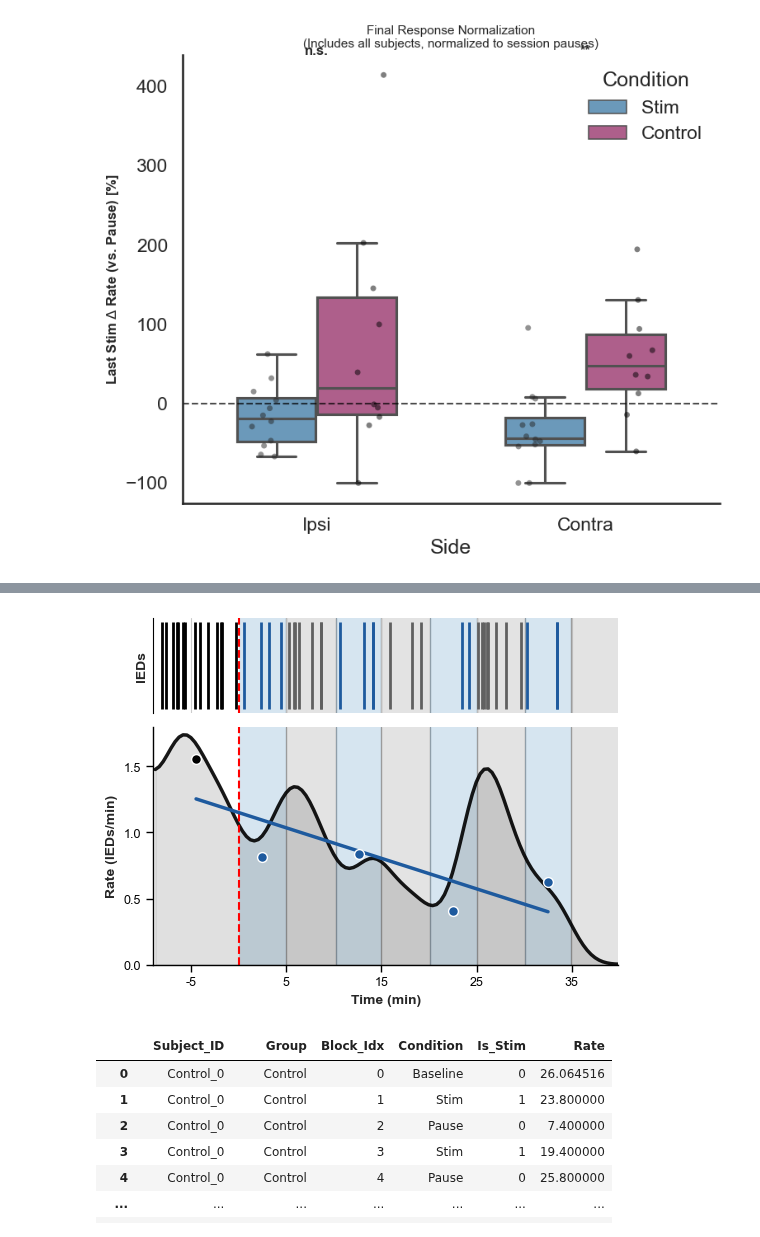
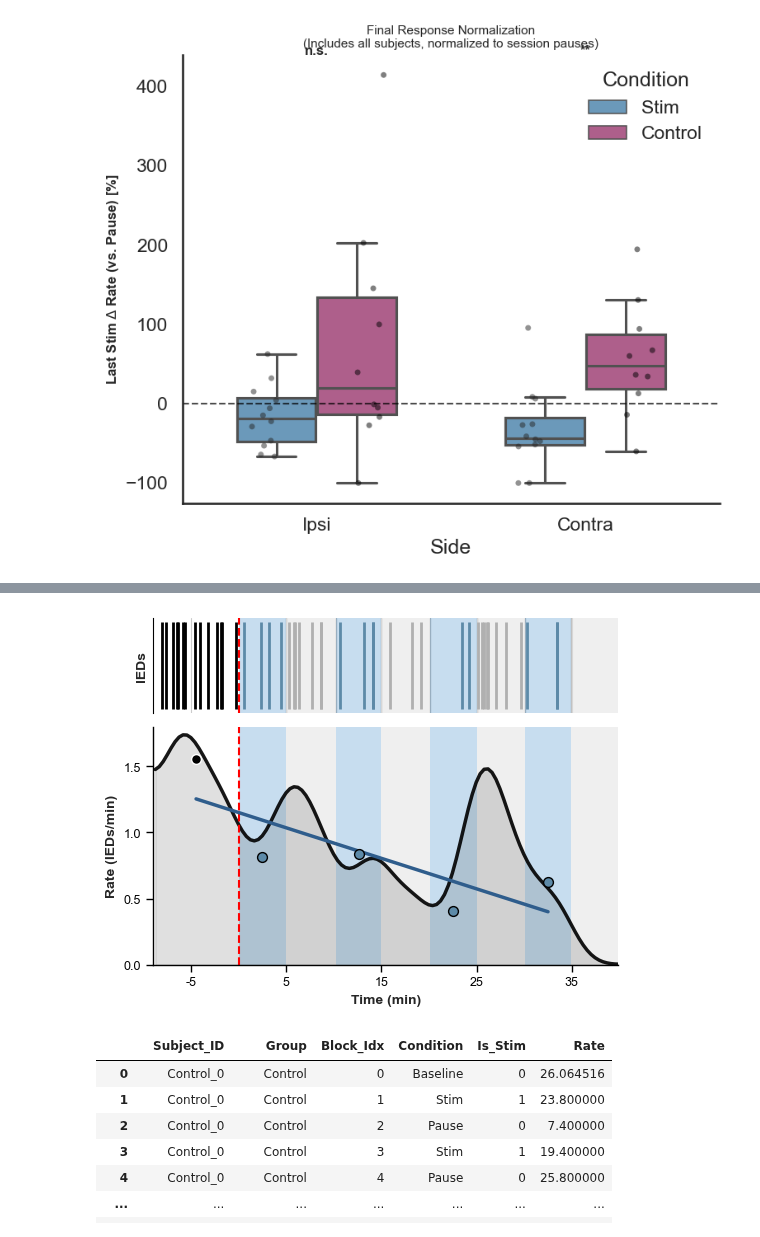
Before and after one commit to Falach/spikes_stim, a Jupyter notebook: paper/final_figuresV2.ipynb, the cells around one changed output, grey strips where cells are left out. Saved outputs shown, nothing was run; the diff lists cells and outputs as text; code cells hidden in the pictures.

```diff
--- a/paper/final_figuresV2.ipynb
+++ b/paper/final_figuresV2.ipynb
@@ -3410,13 +2563,15 @@ trendline_y = intercept + slope * trendline_x
 fig, (ax_raster, ax_psth) = plt.subplots(2, 1, figsize=(6, 4.5), sharex=True,
                                          gridspec_kw={'height_ratios': [0.8, 2], 'hspace': 0.08})
 
-stim_color, pause_color = '#5e9bc7', '#909090'
-stim_line_color, pause_line_color = '#1E5A9E', '#606060'
+stim_color = '#91bde1'
+stim_line_color = '#5d8aa8'
+pause_color = '#e0e0e0'
+pause_line_color = '#b0b0b0'
 
 # קו המגמה קיבל את הצבע הכחול הכהה
-trendline_color = stim_line_color
+trendline_color = '#2F5D8C'
 # שקיפות הרקע
-bg_alpha = 0.25
+bg_alpha = 0.5
 
 # ==========================================
 # פאנל עליון: הראסטר
@@ -3456,13 +2611,13 @@ ax_raster.spines['left'].set_color('black')
 # ==========================================
 for s, e in stim_blocks:
     ax_psth.axvspan(max(s, t_start), min(e, t_end), facecolor=stim_color, alpha=bg_alpha, linewidth=0)
-    if e < t_end:
-        ax_psth.axvline(x=e, color='#a0a0a0', linewidth=1, zorder=0)
+    # if e < t_end:
+    #     ax_psth.axvline(x=e, color='#a0a0a0', linewidth=1, zorder=0)
 
 for s, e in pause_blocks:
     ax_psth.axvspan(max(s, t_start), min(e, t_end), facecolor=pause_color, alpha=bg_alpha, linewidth=0)
-    if e < t_end:
-        ax_psth.axvline(x=e, color='#a0a0a0', linewidth=1, zorder=0)
+    # if e < t_end:
+    #     ax_psth.axvline(x=e, color='#a0a0a0', linewidth=1, zorder=0)
 
 # קו הפונקציה שחור ואטום (alpha=0.9)
 ax_psth.plot(bin_centers, smoothed_rate, color='black', lw=2.5, alpha=0.9, zorder=2)
@@ -3473,39 +2628,39 @@ ax_psth.plot(trendline_x, trendline_y, color=trendline_color, lw=2.5, ls='-', zo
 ax_psth.scatter(baseline_center, baseline_rate, color='black', edgecolor='white',
                 s=50, zorder=5)
 ax_psth.scatter(stim_block_centers, stim_block_rates, color=stim_line_color,
-                edgecolor='white', s=50, zorder=4)
+                edgecolor='black', s=50, zorder=4)
 
 ax_psth.axvline(x=baseline_end, color='red', lw=1.5, ls='--')
 
 ax_psth.set_ylabel('Rate (IEDs/min)', fontweight='bold', fontsize=10)
 ax_psth.set_xlabel('Time (min)', fontweight='bold', fontsize=10)
 
 ax_psth.set_yticks([0, 0.5, 1.0, 1.5])
 ax_psth.set_ylim(0, 1.8)
 
 ax_psth.tick_params(axis='both', which='major', direction='out', length=5, width=1, left=True, bottom=True, labelsize=9, color='black', labelcolor='black')
 
 ax_psth.spines['left'].set_color('black')
 ax_psth.spines['bottom'].set_color('black')
 ax_psth.spines['left'].set_linewidth(1)
 ax_psth.spines['bottom'].set_linewidth(1)
 
 # קיבוע טיקים לציר ה-X לקפיצות של 10 דקות כפי שהיו
 ticks_min = np.arange(-5, 36, 10)
 
 # הצבת הטיקים לפי נקודת האפס (baseline_end)
 ax_psth.set_xticks(baseline_end + ticks_min * 60)
 ax_psth.set_xticklabels(ticks_min)
 ax_psth.set_xlim(t_start, t_end)
 ax_psth.grid(False)
 
 sns.despine(ax=ax_psth, top=True, right=True, left=False, bottom=False)
 
 plt.tight_layout()
 plt.savefig('raster_psth+slope.pdf', dpi=300)
 plt.show()
 # %% [output]
-[figure, old version]
+[figure, new version]
 # %%
 # all data from 2 groups including pause
 import statsmodels.formula.api as smf
```
Also changed, not shown: parts of 9 cells of this notebook, 2 other files.
